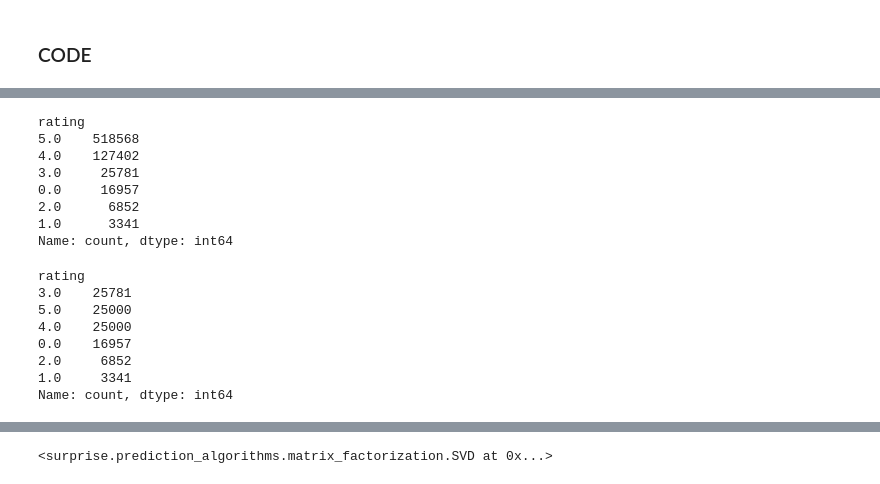
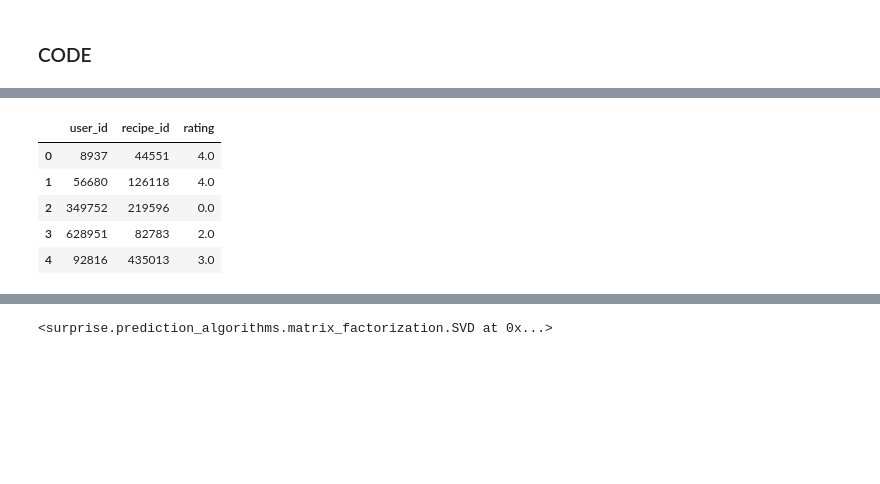
Before and after one commit to httrieu/CSE158_Fall24, a Jupyter notebook: food.ipynb, the cells around one changed output, grey strips where cells are left out. Cells and saved outputs as stored; diff of their text form; code cells hidden in the pictures; blank space fills up the shorter version.

```diff
--- a/food.ipynb
+++ b/food.ipynb
@@ -48,31 +48,19 @@ df_train.head()
-# %%
-df_train['rating'].value_counts()
-# %% [output]
-rating
-5.0    518568
-4.0    127402
-3.0     25781
-0.0     16957
-2.0      6852
-1.0      3341
-Name: count, dtype: int64
+# %%
+df_test = df_test[['user_id', 'recipe_id', 'rating']]
+df_test.head()
+# %% [output]
+|  | user_id | recipe_id | rating |
+| 0 | 8937 | 44551 | 4.0 |
+| 1 | 56680 | 126118 | 4.0 |
+| 2 | 349752 | 219596 | 0.0 |
+| 3 | 628951 | 82783 | 2.0 |
+| 4 | 92816 | 435013 | 3.0 |
 # %%
 df_balanced = pd.concat([
     df_train[df_train['rating'] == 5.0].sample(n=25000, random_state=42),  # Sample 50k 5.0 ratings
     df_train[df_train['rating'] == 4.0].sample(n=25000, random_state=42),
     df_train[(df_train['rating'] != 5.0) & (df_train['rating'] != 4.0)]  # Include all other ratings
 ])
-# %%
-df_balanced['rating'].value_counts()
-# %% [output]
-rating
-3.0    25781
-5.0    25000
-4.0    25000
-0.0    16957
-2.0     6852
-1.0     3341
-Name: count, dtype: int64
 # %%
 df_balanced
 # %% [output]
```
Also changed, not shown: parts of 14 cells of this notebook.
